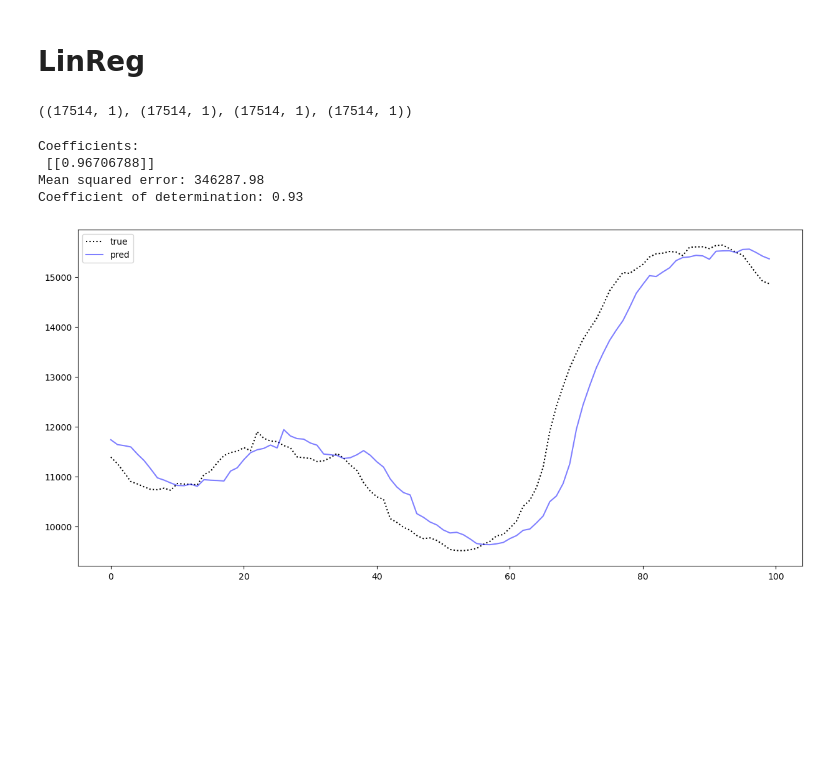
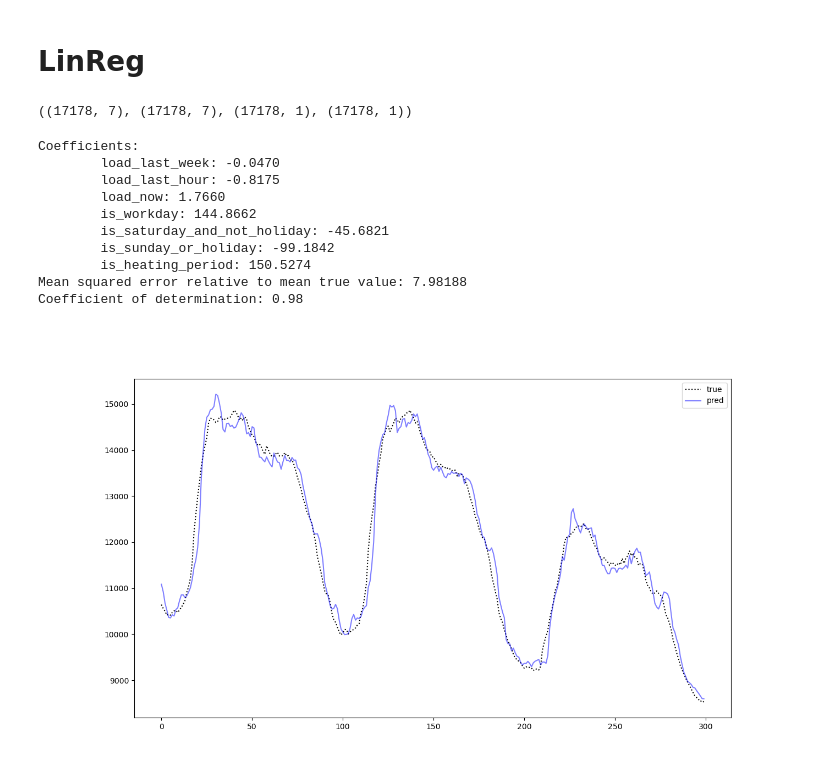
Before and after one commit to MischaDy/electricity-uq, a Jupyter notebook: energy_test.ipynb, the cells around one changed output. Saved outputs shown, nothing was run; the diff lists cells and outputs as text; code cells hidden in the pictures; blank space fills up the shorter version.

```diff
--- a/energy_test.ipynb
+++ b/energy_test.ipynb
@@ -149,7 +147,7 @@ df = df.assign(load_now=df.ts_now.map(lambda ts: grid_load_dict[ts]))
 df = df.assign(load_next_hour=df.ts_next_hour.map(lambda ts: grid_load_dict[ts]))
 
 # remove unneeded time stamp columns
-df.drop(['ts_last_week', 'ts_last_hour', 'ts_next_hour'], axis=1, inplace=True)
+df.drop(['ts_last_week', 'ts_last_hour', 'ts_now'], axis=1, inplace=True)
 
 df
 # %% [output]
@@ -182,14 +180,25 @@ from sklearn.model_selection import train_test_split
 
 n_steps_ahead = df_points_per_hour  # predict next hour    # 4 * 24  # 1 day ahead
 
-arr = df['grid_load']
-X = np.array(arr[:-n_steps_ahead]).reshape(-1, 1)  # (n_samples, n_features)
-y = np.array(arr[n_steps_ahead:]).reshape(-1, 1)  # (n_samples, n_targets)
+input_cols = [
+    'load_last_week',
+    'load_last_hour',
+    'load_now',
+    'is_workday',
+    'is_saturday_and_not_holiday',
+    'is_sunday_or_holiday',
+    'is_heating_period',
+]
+output_cols = ['load_next_hour']
+ts_cols = ['ts_next_hour']
+
+X = np.array(df[input_cols]).reshape(-1, len(input_cols))  # (n_samples, n_features)
+y = np.array(df[output_cols]).reshape(-1, len(output_cols))  # (n_samples, n_targets)
 
 X_train, X_test, y_train, y_test = train_test_split(X, y, test_size=0.5, shuffle=False)
 X_train.shape, X_test.shape, y_train.shape, y_test.shape
 # %% [output]
-((17514, 1), (17514, 1), (17514, 1), (17514, 1))
+((17178, 7), (17178, 7), (17178, 1), (17178, 1))
 # %%
 # === perform regression ===
 
@@ -203,35 +212,43 @@ regr.fit(X_train, y_train)
 y_pred = regr.predict(X_test)
 
 # The coefficients
-print("Coefficients: \n", regr.coef_)
+print("Coefficients: \n"
+      + '\n'.join(f'\t{ic}: {coef:.4f}'
+                  for ic, coef in zip(input_cols, regr.coef_.squeeze())))
 # The mean squared error
-print("Mean squared error: %.2f" % mean_squared_error(y_test, y_pred))
+print(f"Mean squared error relative to mean true value: {mean_squared_error(y_test, y_pred) / y_test.mean():.5f}")
 # The coefficient of determination: 1 is perfect prediction
 print("Coefficient of determination: %.2f" % r2_score(y_test, y_pred))
 # %% [output]
 Coefficients:
- [[0.96706788]]
-Mean squared error: 346287.98
-Coefficient of determination: 0.93
+        load_last_week: -0.0470
+        load_last_hour: -0.8175
+        load_now: 1.7660
+        is_workday: 144.8662
+        is_saturday_and_not_holiday: -45.6821
+        is_sunday_or_holiday: -99.1842
+        is_heating_period: 150.5274
+Mean squared error relative to mean true value: 7.98188
+Coefficient of determination: 0.98
 # %%
 # === plot ===
+%matplotlib widget
 
-x_plot = np.arange(X_test.size)
+x_plot = np.arange(X_test.shape[0])
 
 # Plot outputs
 
-fig, ax = plt.subplots(figsize=(15,7))
+fig, ax = plt.subplots(figsize=(14,8))
 
-n_points = 100
+n_points = 300
 
 plt.plot(x_plot[:n_points], y_test[:n_points], color="black", label='true', linestyle='dotted')
-# plt.plot(x_plot[:n_points], X_test[:n_points], color="red", label='inputs', linestyle='dashed')
 plt.plot(x_plot[:n_points], y_pred[:n_points], color="blue", label='pred', alpha=0.5)
 
 # plt.xticks(())
 # plt.yticks(())
 
 plt.legend()
 plt.show()
 # %% [output]
-[figure, old version]
+[figure, new version]
```
Also changed, not shown: parts of 3 cells of this notebook.
